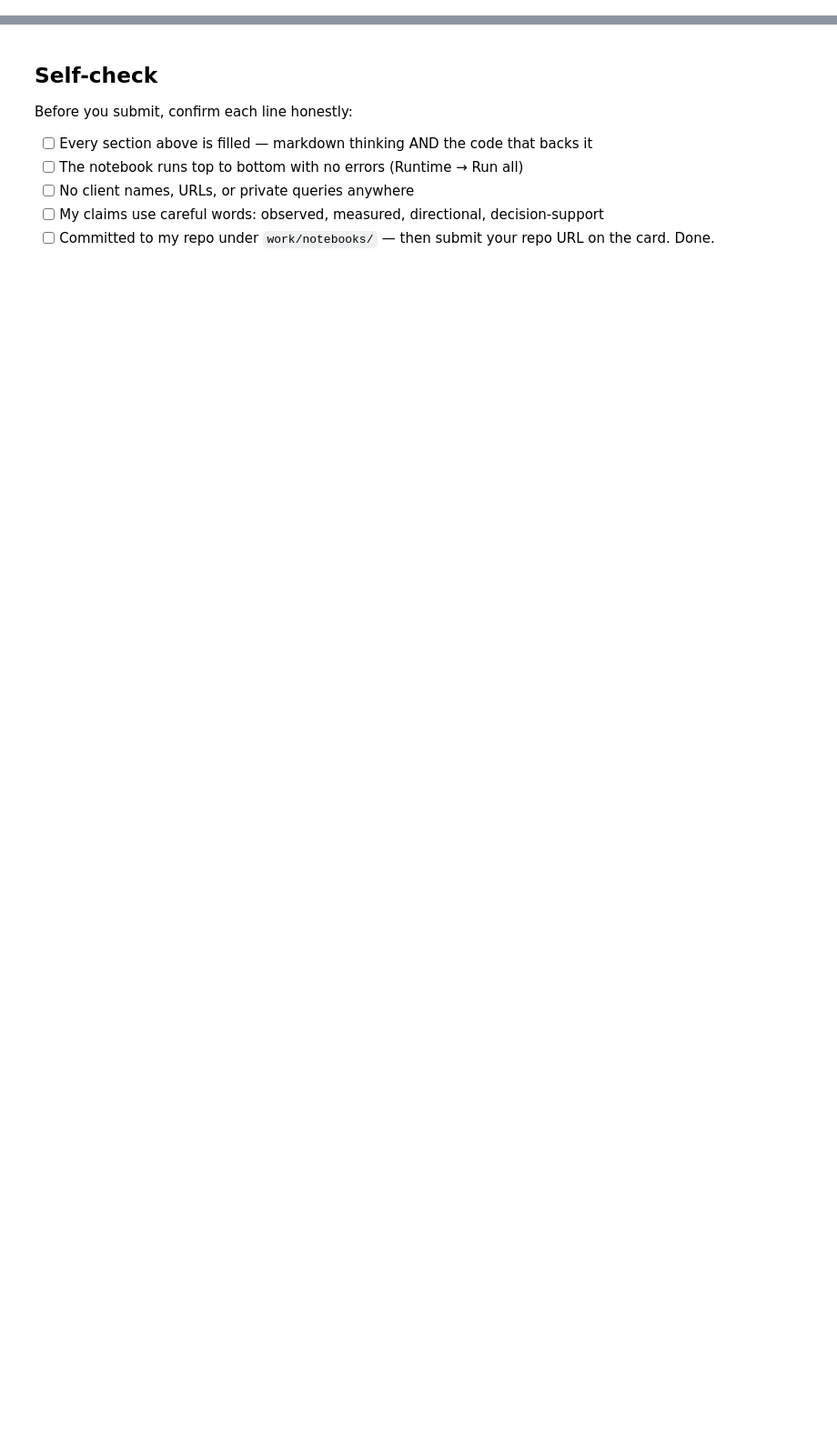
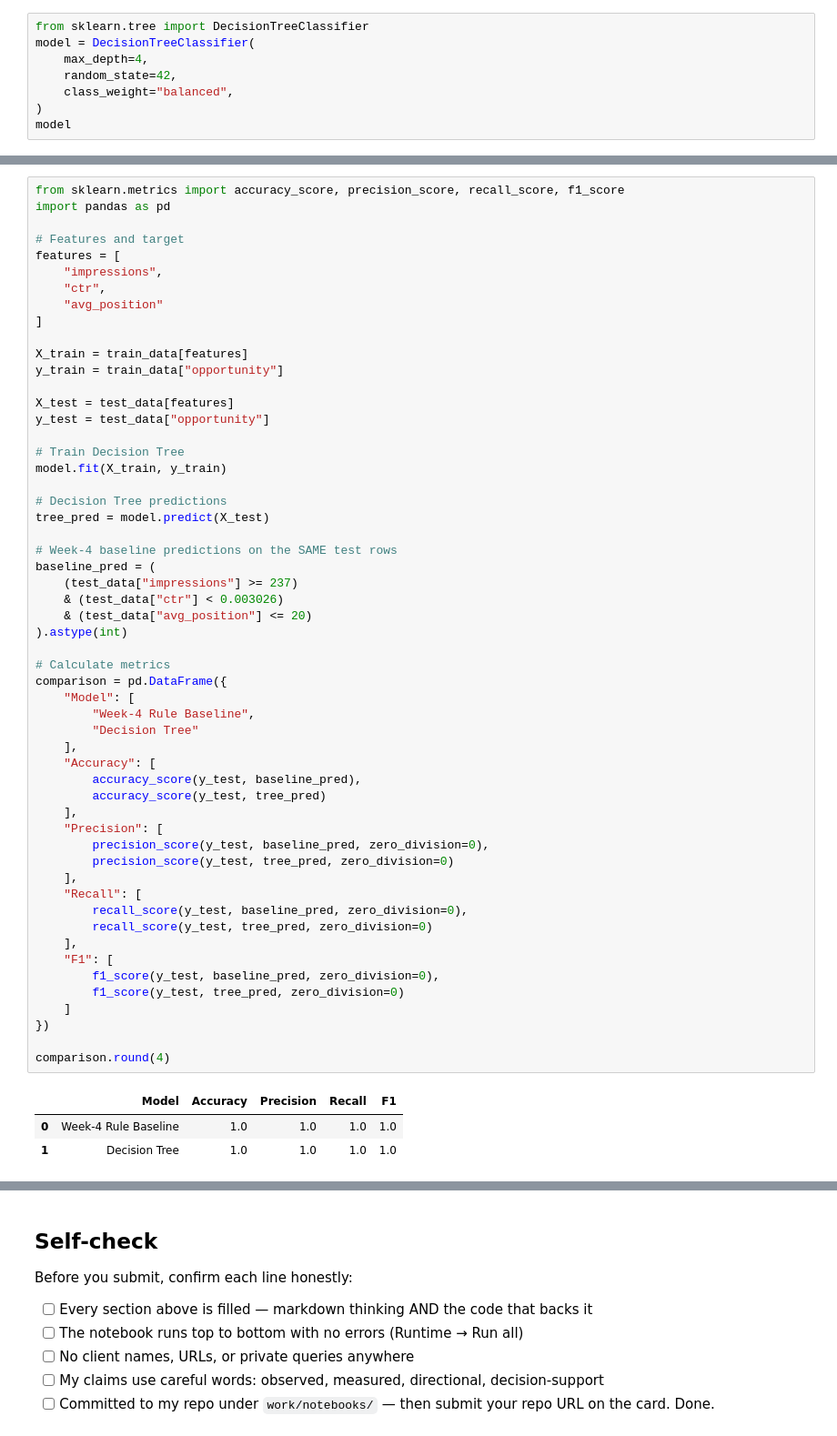
Before and after one commit to 124pritivarma6001-commits/flyrank_internship_ml, a Jupyter notebook: work/notebooks/w05_model.ipynb, the cells around one changed output, grey strips where cells are left out. Shown at 91% size. Cells and saved outputs as stored; diff of their text form; blank space fills up the shorter version.

```diff
--- a/work/notebooks/w05_model.ipynb
+++ b/work/notebooks/w05_model.ipynb
@@ -36,0 +192,8 @@ This skeleton is yours to fill. Work the sections **in order** — each one has
+# %%
+from sklearn.tree import DecisionTreeClassifier
+model = DecisionTreeClassifier(
+    max_depth=4,
+    random_state=42,
+    class_weight="balanced",
+)
+model
@@ -36,0 +285,59 @@ This skeleton is yours to fill. Work the sections **in order** — each one has
+# %%
+from sklearn.metrics import accuracy_score, precision_score, recall_score, f1_score
+import pandas as pd
+
+# Features and target
+features = [
+    "impressions",
+    "ctr",
+    "avg_position"
+]
+
+X_train = train_data[features]
+y_train = train_data["opportunity"]
+
+X_test = test_data[features]
+y_test = test_data["opportunity"]
+
+# Train Decision Tree
+model.fit(X_train, y_train)
+
+# Decision Tree predictions
+tree_pred = model.predict(X_test)
+
+# Week-4 baseline predictions on the SAME test rows
+baseline_pred = (
+    (test_data["impressions"] >= 237)
+    & (test_data["ctr"] < 0.003026)
+    & (test_data["avg_position"] <= 20)
+).astype(int)
+
+# Calculate metrics
+comparison = pd.DataFrame({
+    "Model": [
+        "Week-4 Rule Baseline",
+        "Decision Tree"
+    ],
+    "Accuracy": [
+        accuracy_score(y_test, baseline_pred),
+        accuracy_score(y_test, tree_pred)
+    ],
+    "Precision": [
+        precision_score(y_test, baseline_pred, zero_division=0),
+        precision_score(y_test, tree_pred, zero_division=0)
+    ],
+    "Recall": [
+        recall_score(y_test, baseline_pred, zero_division=0),
+        recall_score(y_test, tree_pred, zero_division=0)
+    ],
+    "F1": [
+        f1_score(y_test, baseline_pred, zero_division=0),
+        f1_score(y_test, tree_pred, zero_division=0)
+    ]
+})
+
+comparison.round(4)
+# %% [output]
+|  | Model | Accuracy | Precision | Recall | F1 |
+| 0 | Week-4 Rule Baseline | 1.0 | 1.0 | 1.0 | 1.0 |
+| 1 | Decision Tree | 1.0 | 1.0 | 1.0 | 1.0 |
```
Also changed, not shown: parts of 21 cells of this notebook.
